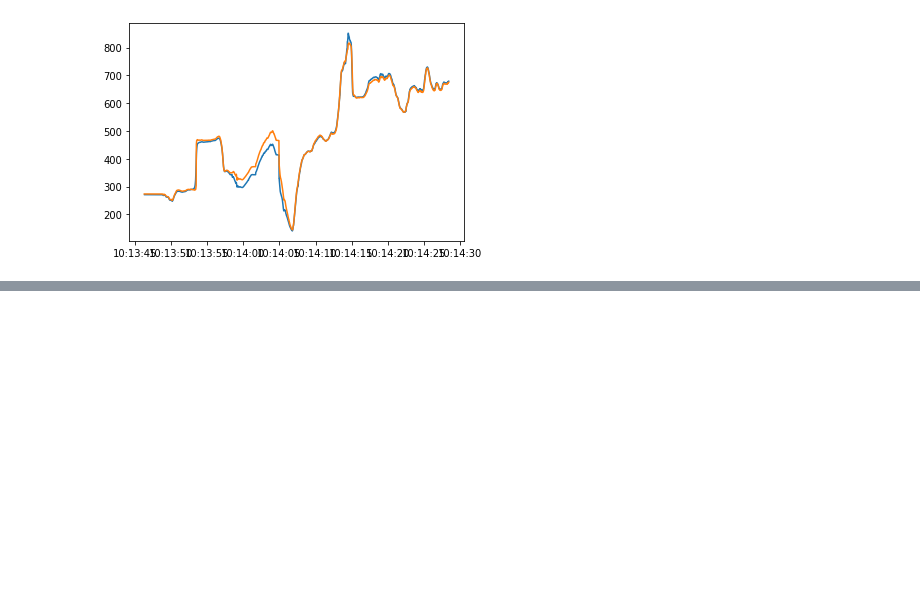
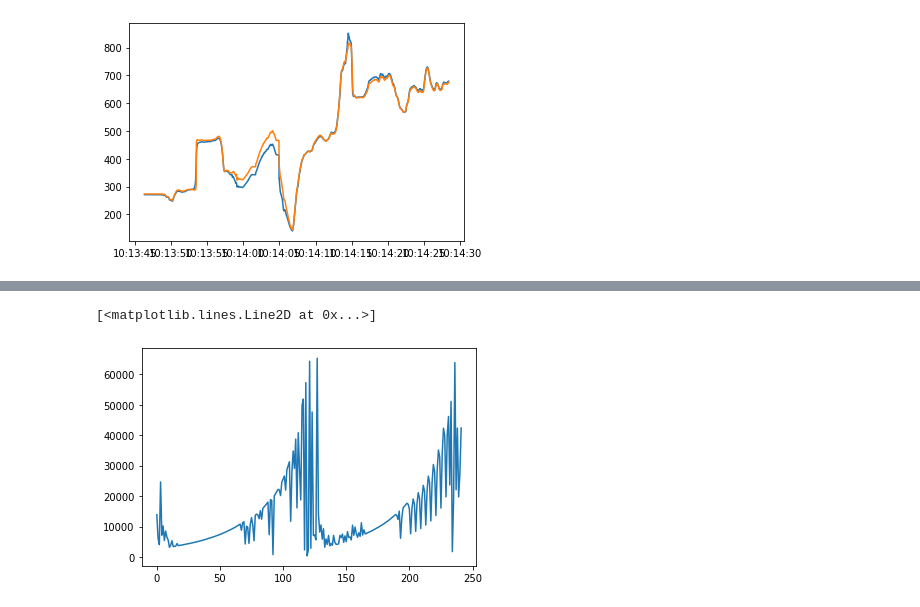
Before and after one commit to goatchurchprime/RTK_on_the_beach, a Jupyter notebook: notebooks/DualBNO055data.ipynb, the cells around one changed output, grey strips where cells are left out. Drawn from its saved outputs; the diff is of its cells as text; code cells hidden in the pictures; blank space fills up the shorter version.

```diff
--- a/notebooks/DualBNO055data.ipynb
+++ b/notebooks/DualBNO055data.ipynb
@@ -117,3 +117,23 @@ hacktrack.clickables.plotinteractivegpstrack(fd)
 # %% [output]
 HBox(children=(VBox(children=(FloatSlider(value=17.785003837777776, continuous_update=False, description='star…
 [interactive output not drawn]
+# %%
+x = """13872 6212 4043 24633 7147 10190 5396 8491 6529 5588 3177 3866 5331 3423 3489 3541 4410 3725 3785 3864
+3940 4019 4095 4177 4260 4349 4435 4527 4617 4717 4813 4912 5014 5117 5224 5335 5453 5566 5694 5819
+5931 6061 6191 6336 6474 6622 6764 6920 7072 7223 7389 7558 7727 7904 8090 8282 8471 8665 8870 9087
+9305 9529 9756 10006 10256 10515 10782 8773 11285 11568 4256 10086 9737 4446 10675 12923 10523 5344 13694 14063
+13832 12556 15206 12409 15988 16461 16952 17468 18026 7313 18821 18629 778 20069 20741 21457 22202 22025 20168 24593
+25552 26593 21975 28648 29908 31282 11728 27951 34822 29118 38736 16127 40804 29172 18735 49798 51857 2305 57263 346
+2277 64295 2859 47625 7056 7251 5630 65287 14061 8182 10513 5848 9273 3209 5940 4122 7063 3651 4413 3833
+7085 4810 4128 4187 4302 7085 6372 7509 4788 6936 5030 8336 6425 6552 5600 10438 7123 9828 7622 6485
+7949 6769 11238 7214 8921 7569 7773 7956 8137 8302 8527 8754 8966 9201 9432 9666 9904 10165 10419 10688
+10961 11255 11545 11852 12168 12494 12834 13185 13549 13937 13664 12324 15064 6145 12644 16094 16590 17101 17647 17368
+15695 7611 15718 19042 17416 8391 17375 21112 19322 9318 19336 23514 21620 10470 21695 26564 24389 11840 24625 30368
+27891 13607 28497 35139 32867 16068 33789 42330 39779 19728 40351 46163 23627 51093 1750 18657 63863 22061 42357 19738
+27577 42363"""
+from matplotlib import pyplot as plt
+%matplotlib inline
+plt.plot(list(map(int, x.split())))
+# %% [output]
+[<matplotlib.lines.Line2D at 0x...>]
+[figure, added]
```
Also changed, not shown: 3 other files.
